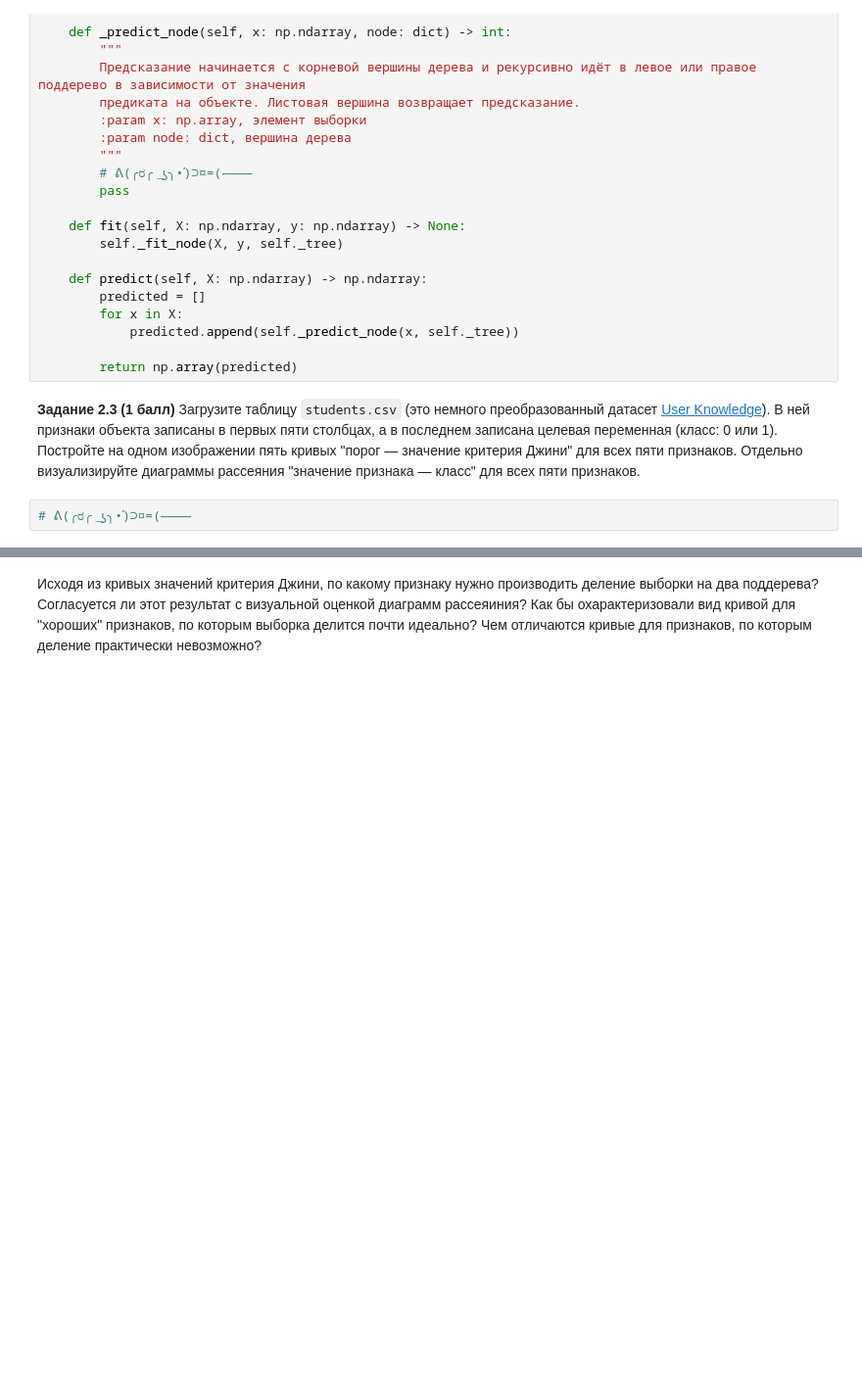
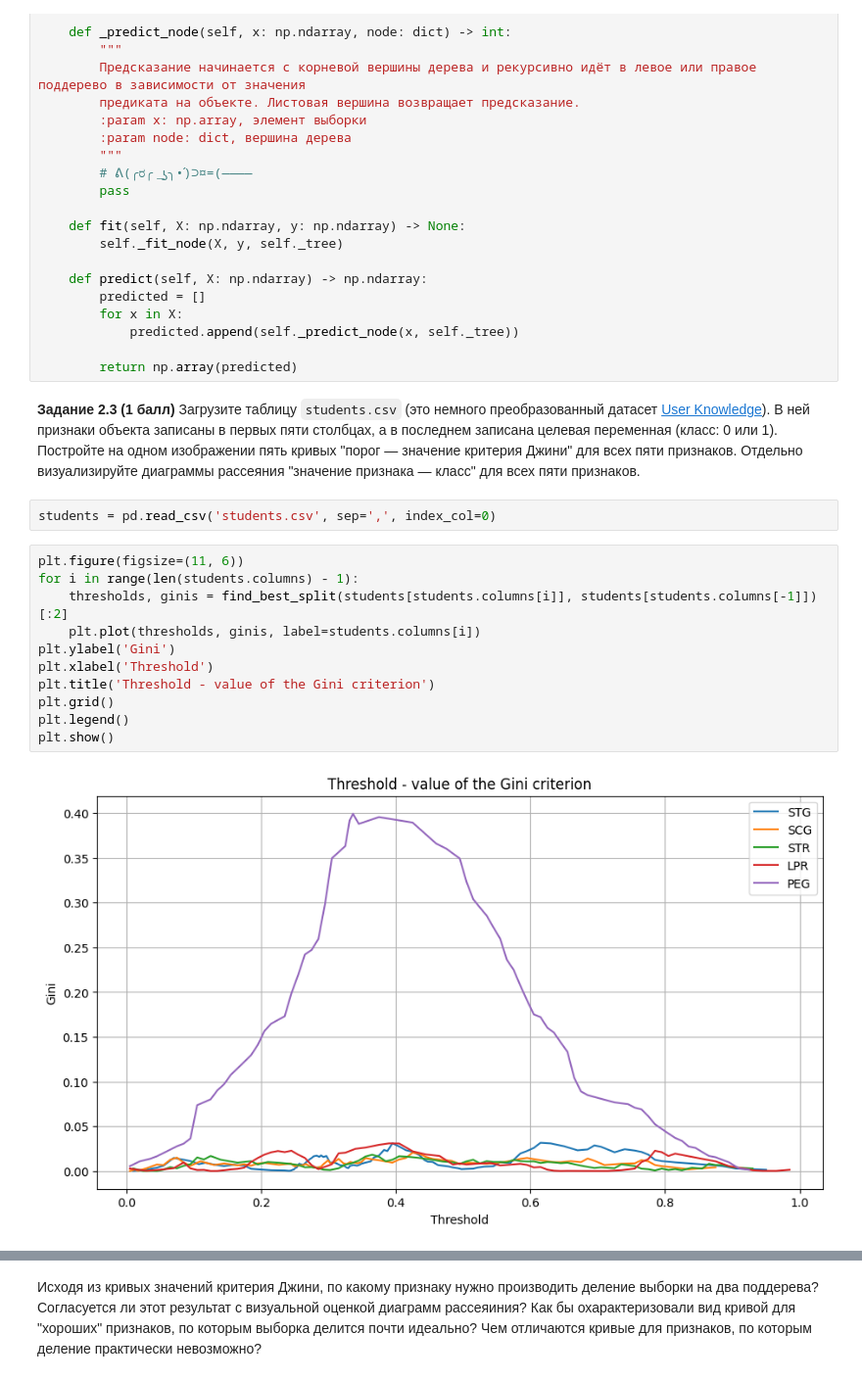
Before and after one commit to mishcum/iad_hse, a Jupyter notebook: homeworks/hw07/hw07_trees_rf.ipynb, the cells around one changed output, grey strips where cells are left out. Shown at 98% size. Cells and saved outputs as stored; diff of their text form; blank space fills up the shorter version.

```diff
--- a/homeworks/hw07/hw07_trees_rf.ipynb
+++ b/homeworks/hw07/hw07_trees_rf.ipynb
@@ -357,5 +357,18 @@ class DecisionTree:
         return np.array(predicted)
 # %% [markdown]
 **Задание 2.3 (1 балл)** Загрузите таблицу `students.csv` (это немного преобразованный датасет [User Knowledge](https://archive.ics.uci.edu/ml/datasets/User+Knowledge+Modeling)). В ней признаки объекта записаны в первых пяти столбцах, а в последнем записана целевая переменная (класс: 0 или 1). Постройте на одном изображении пять кривых "порог — значение критерия Джини" для всех пяти признаков. Отдельно визуализируйте диаграммы рассеяния "значение признака — класс" для всех пяти признаков.
-# %%
-# ᕕ(╭ರ╭ ͟ʖ╮•́)⊃¤=(————
+# %%
+students = pd.read_csv('students.csv', sep=',', index_col=0)
+# %%
+plt.figure(figsize=(11, 6))
+for i in range(len(students.columns) - 1):
+    thresholds, ginis = find_best_split(students[students.columns[i]], students[students.columns[-1]])[:2]
+    plt.plot(thresholds, ginis, label=students.columns[i])
+plt.ylabel('Gini')
+plt.xlabel('Threshold')
+plt.title('Threshold - value of the Gini criterion')
+plt.grid()
+plt.legend()
+plt.show()
+# %% [output]
+[figure, added]
```
Also changed, not shown: parts of 3 cells of this notebook.
